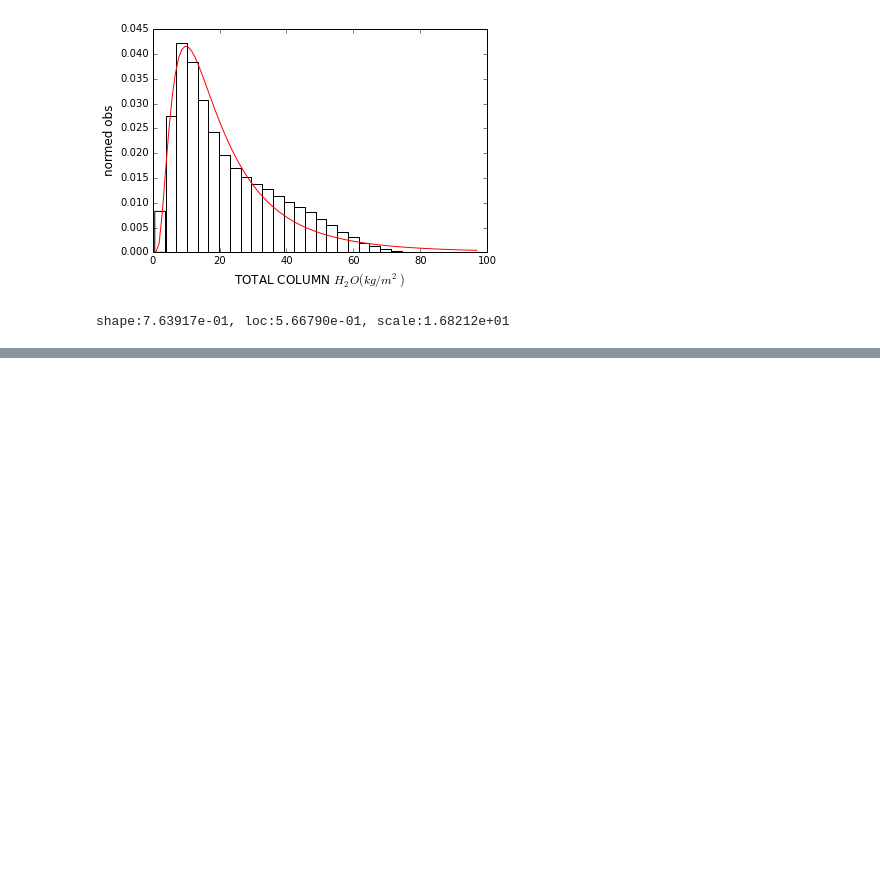
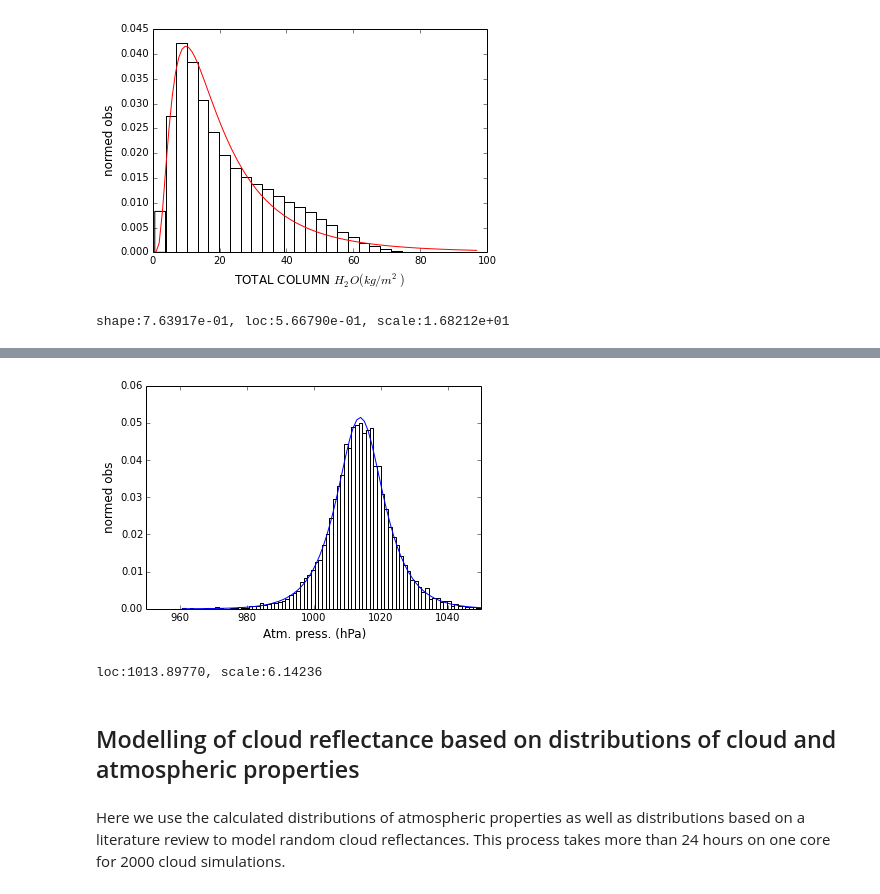
Before and after one commit to malapradej/Fluorescence_PhD, a Jupyter notebook: DASF/DASF_WB1_Clouds.ipynb, the cells around one changed output, grey strips where cells are left out. Drawn from its saved outputs; the diff is of its cells as text; code cells hidden in the pictures; blank space fills up the shorter version.

Commit message:
Completed WB1 PCA and cloud reflectance.

```diff
--- a/DASF/DASF_WB1_Clouds.ipynb
+++ b/DASF/DASF_WB1_Clouds.ipynb
@@ -256,2 +330,32 @@ False
+# %%
+# testing the random distribution selector
+
+test = []
+
+for i in np.arange(10000):
+    test.append(stats.hypsecant.rvs(loc=param_press[0], scale=param_press[1]))
+
+yt = np.array(test)
+
+xt = np.linspace(yt.min(), yt.max(), 100, endpoint=True)
+# fit
+param_presst = dist.fit(yt) #shape, loc, scale
+pdf_fittedt = dist.pdf(xt, *param_presst)
+plt.plot(xt, pdf_fittedt, color='b')
+
+# plot the histogram
+plt.hist(yt, bins=100, color='w', normed=True)
+plt.xlim(950,1050)
+plt.ylabel('normed obs', fontsize='large')
+plt.xlabel('Atm. press. (hPa)', fontsize='large')
+plt.show()
+print 'loc:%.5f, scale:%.5f' %param_presst
+# %% [output]
+[figure, added]
+loc:1013.89770, scale:6.14236
+# %% [markdown]
+## Modelling of cloud reflectance based on distributions of cloud and atmospheric properties
+# %% [markdown]
+Here we use the calculated distributions of atmospheric properties as well as distributions based on a literature review to model random cloud reflectances. This process takes more than 24 hours on one core for 2000 cloud simulations.
 # %%
 # list of cloud properties imported and simulations of cloud spectra.
```
Also changed, not shown: parts of 27 cells of this notebook, 1 other file.
